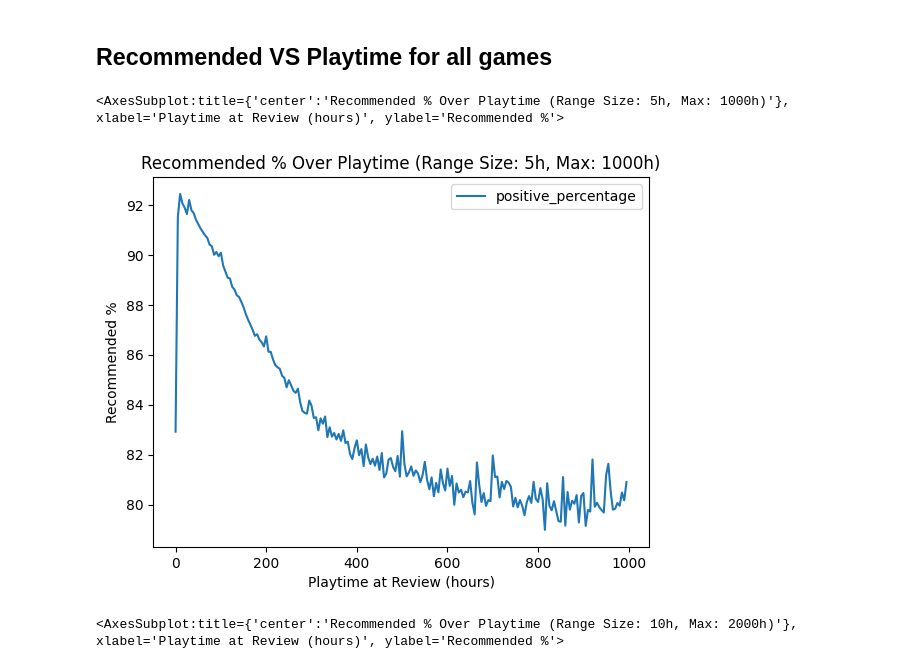
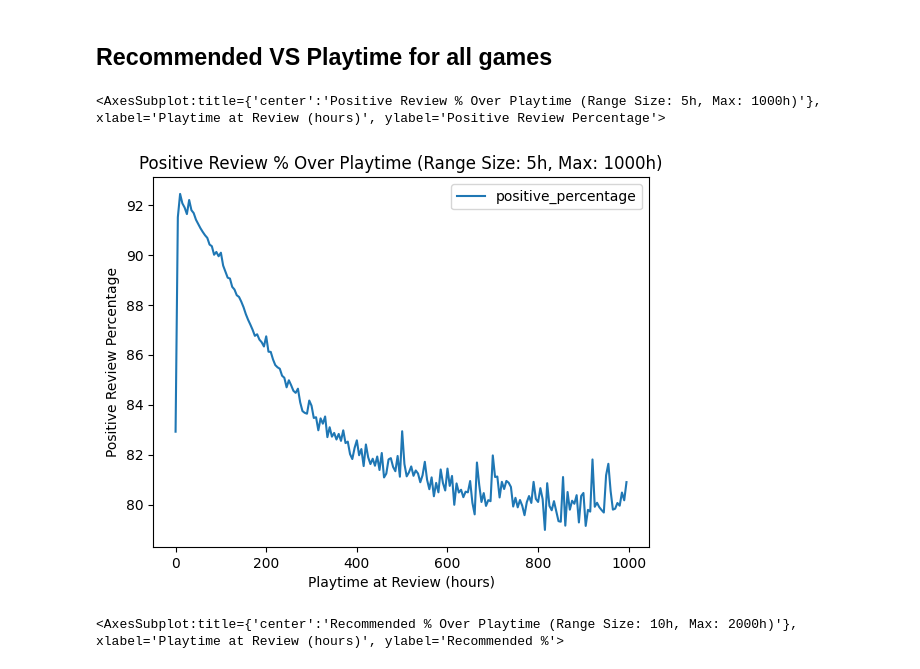
Before and after one commit to tohoilam/Steam-Analysis, a Jupyter notebook: Alex/ReviewVSPlaytime.ipynb, the cells around one changed output. Saved outputs shown, nothing was run; the diff lists cells and outputs as text; code cells hidden in the pictures.

```diff
--- a/Alex/ReviewVSPlaytime.ipynb
+++ b/Alex/ReviewVSPlaytime.ipynb
@@ -59,17 +65,17 @@ def get_review_over_playtime(steam_reviews, range_size_hours = 5, review_range_c
 # %%
 range_size_hours = 5
 review_range_cap_hours = 1000
 
 review_over_playtime = get_review_over_playtime(steam_reviews, range_size_hours=range_size_hours, review_range_cap_hours=review_range_cap_hours)
 review_over_playtime.toPandas().plot.line(x='playtime_at_review_range',
                                           y='positive_percentage',
-                                          title=f"Recommended % Over Playtime (Range Size: {range_size_hours}h, Max: {review_range_cap_hours}h)",
+                                          title=f"Positive Review % Over Playtime (Range Size: {range_size_hours}h, Max: {review_range_cap_hours}h)",
                                           xlabel="Playtime at Review (hours)",
-                                          ylabel="Recommended %"
+                                          ylabel="Positive Review Percentage"
                                           )
 # %% [output]
-<AxesSubplot:title={'center':'Recommended % Over Playtime (Range Size: 5h, Max: 1000h)'}, xlabel='Playtime at Review (hours)', ylabel='Recommended %'>
+<AxesSubplot:title={'center':'Positive Review % Over Playtime (Range Size: 5h, Max: 1000h)'}, xlabel='Playtime at Review (hours)', ylabel='Positive Review Percentage'>
-[figure, old version]
+[figure, new version]
 # %%
 range_size_hours = 10
 review_range_cap_hours = 2000
```
Also changed, not shown: parts of 1 cell of this notebook, 20 other files.
